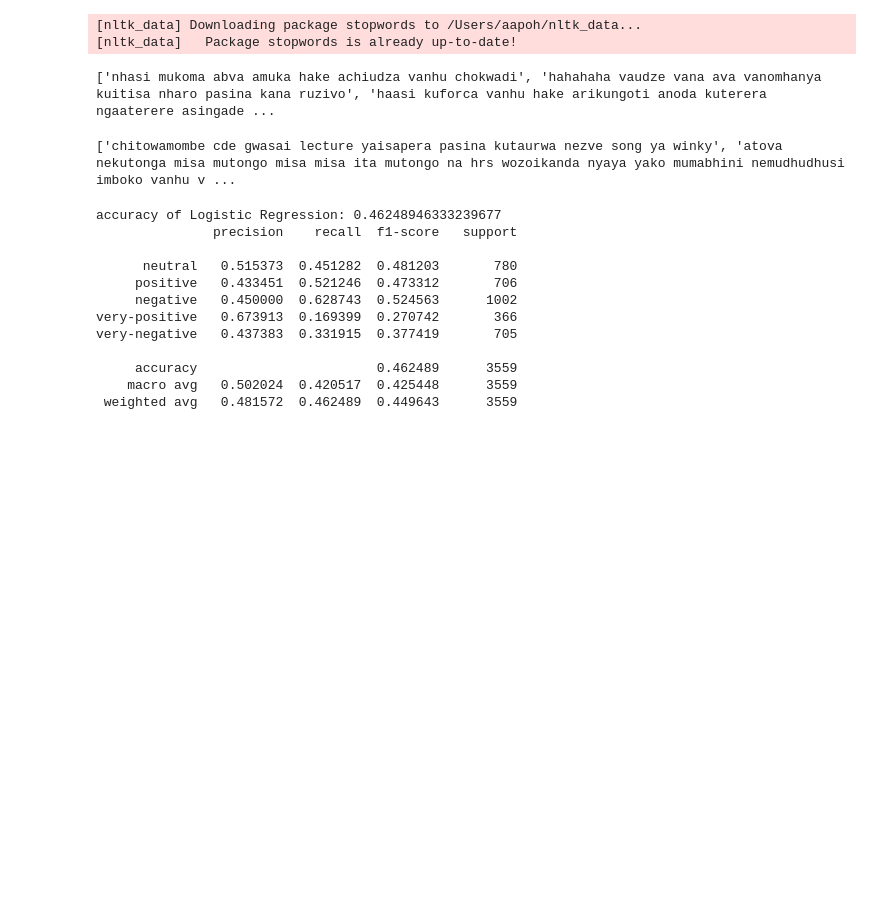
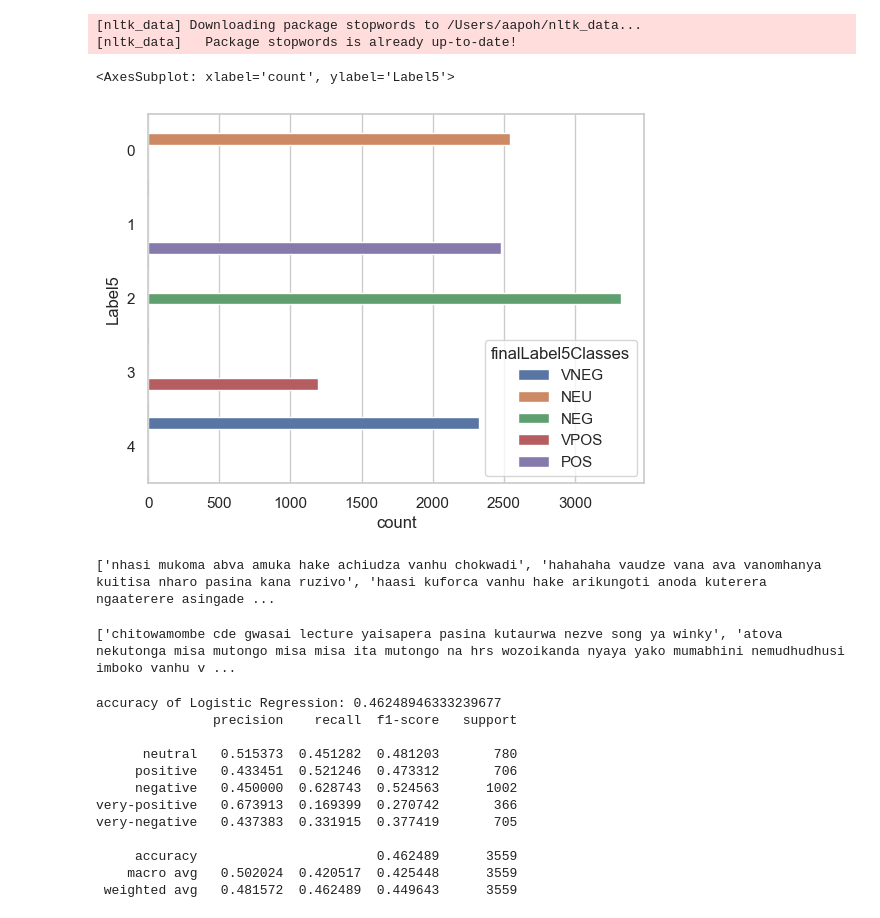
Before and after one commit to kibambe-0167/bert-multiclass, a Jupyter notebook: sklearn_models.ipynb, the cells around one changed output. Cells and saved outputs as stored; diff of their text form; code cells hidden in the pictures; blank space fills up the shorter version.

Commit message:
data visualisation

```diff
--- a/sklearn_models.ipynb
+++ b/sklearn_models.ipynb
@@ -145,6 +145,16 @@ data['shona_cleaned'] = data['SN(Original Shona Tweet)'].apply( clean ) # clean
 data['Label5'] = data['finalLabel5Classes'].apply( make_label )
 df = data[[ 'shona_cleaned', 'Label5']]
 df.head()
+# %%
+# data visualisation
+import seaborn as sns
+# sns.set_theme(style="whitegrid")
+
+# print(data.columns)
+sns.countplot(data=data, y='Label5', hue="finalLabel5Classes")
+# %% [output]
+<AxesSubplot: xlabel='count', ylabel='Label5'>
+[figure, added]
 # %%
 # FUNCTION CALL FOR DATA CLEANING AND PREPARATION #
 utils = Utils()
```
Also changed, not shown: parts of 2 cells of this notebook, 1 other file.
